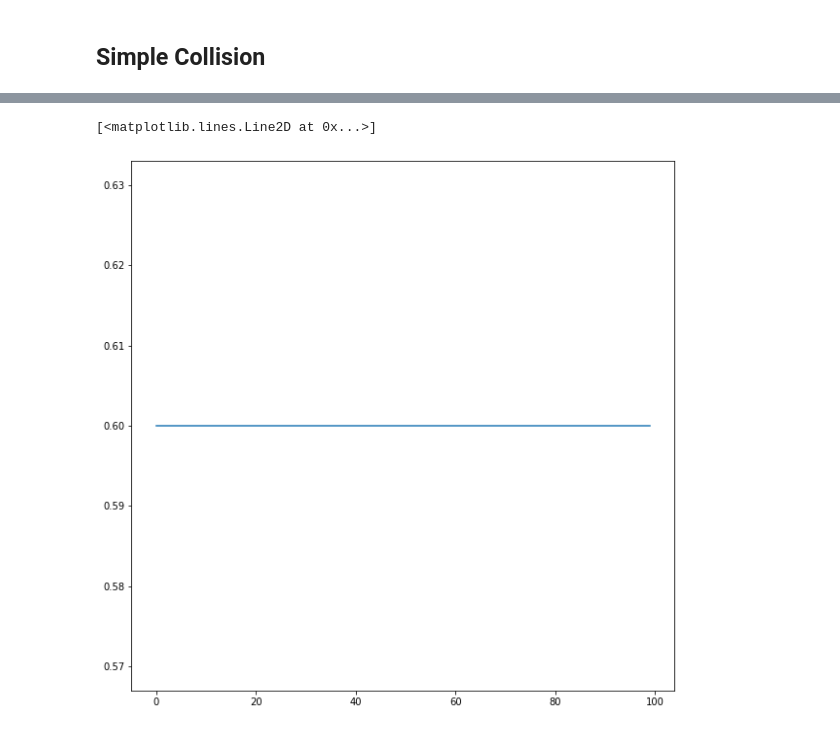
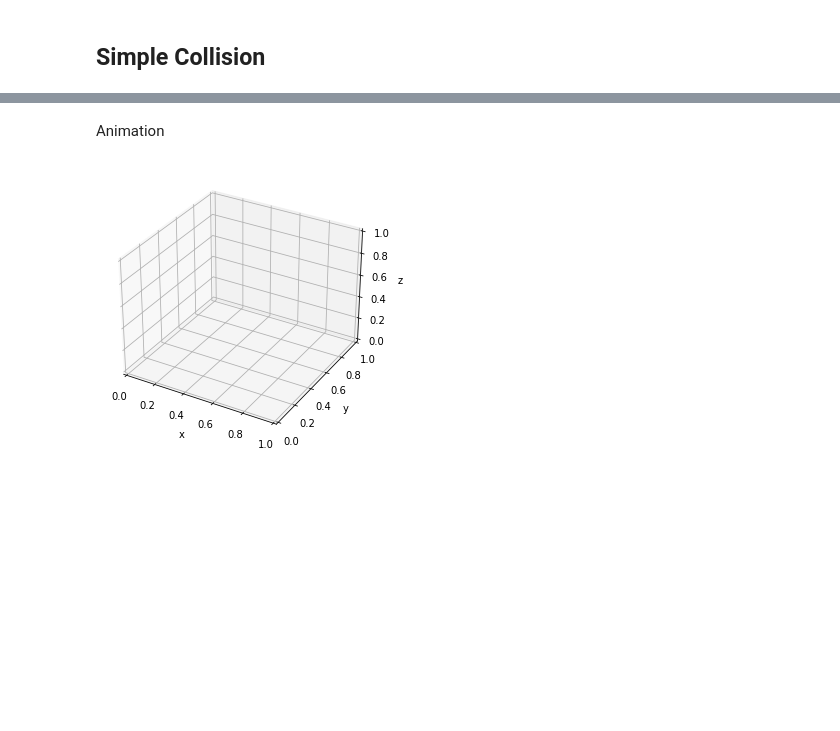
Before and after one commit to ivfreire/concrete, a Jupyter notebook: notebooks/visualization.ipynb, the cells around one changed output, grey strips where cells are left out. Cells and saved outputs as stored; diff of their text form; code cells hidden in the pictures; blank space fills up the shorter version.

```diff
--- a/notebooks/visualization.ipynb
+++ b/notebooks/visualization.ipynb
@@ -26,5 +28,23 @@ plt.show()
-# %%
-plt.plot(data.transpose()[3])
-# %% [output]
-[<matplotlib.lines.Line2D at 0x...>]
-[figure, removed]
+# %% [markdown]
+Animation
+# %%
+fig = plt.figure(figsize=(5,5))
+ax = plt.axes(projection='3d')
+
+ax.set(xlim=(0, 1), ylim=(0, 1), zlim=(0, 1), xlabel='x', ylabel='y', zlabel='z')
+
+
+def update(frame):
+	lines = []
+	for i in range(2):
+		n = frame
+		x, y, z = data[n:n+1].transpose()[3*i:3*(i+1)]
+		plot = ax.plot3D(x, y, z)
+		lines.append(plot)
+	return lines
+
+ani = FuncAnimation(fig=fig, func=update, frames=200, interval=10)
+ani.save('collision.gif', writer='imagemagick')
+plt.show()
+# %% [output]
+[figure, added]
```
Also changed, not shown: parts of 2 cells of this notebook, 8 other files.
